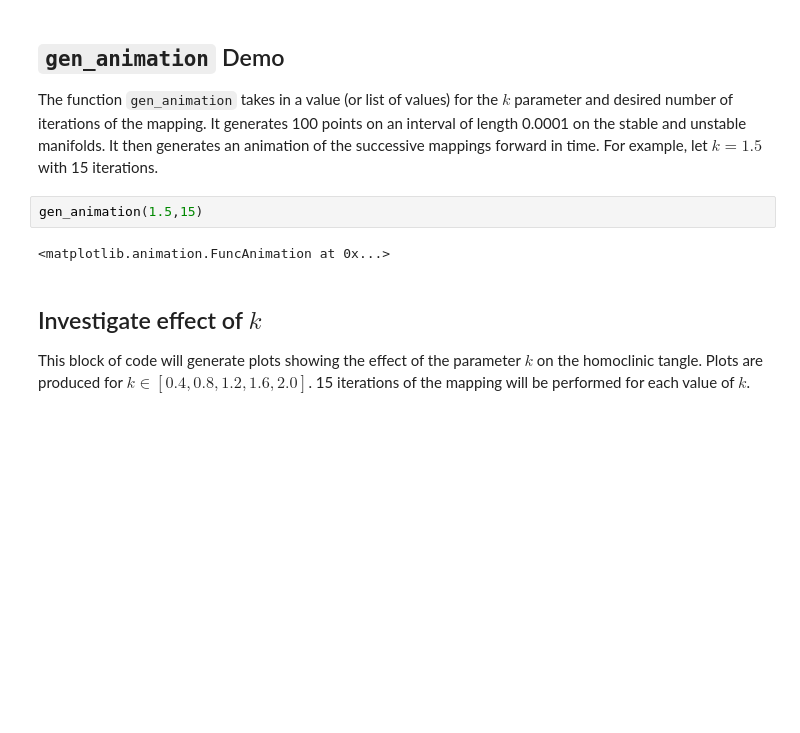
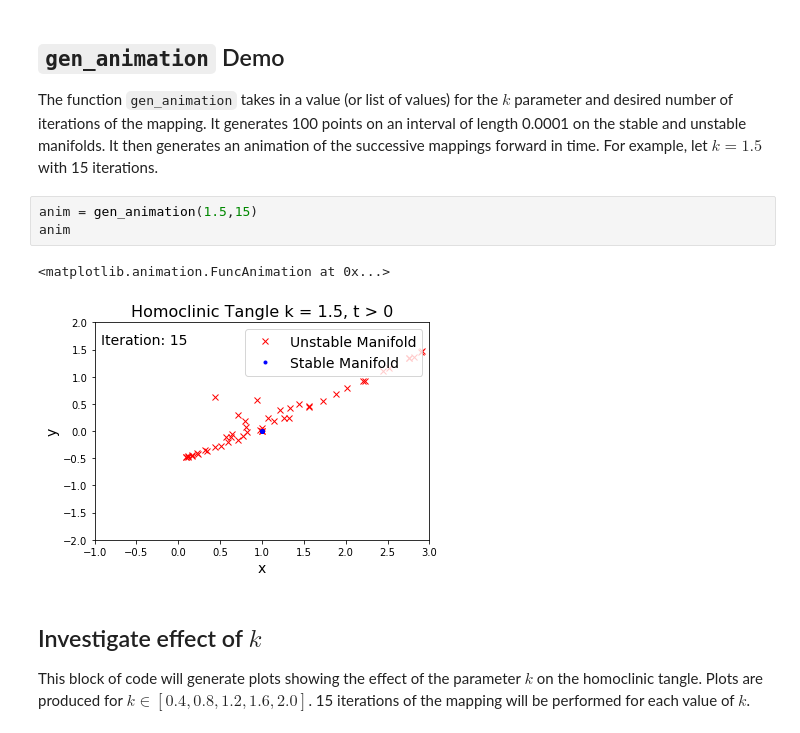
Before and after one commit to dgarrett622/Applied-Dynamical-Systems-2018, a Jupyter notebook: HW1.ipynb, the cells around one changed output. Drawn from its saved outputs; the diff is of its cells as text; blank space fills up the shorter version.

```diff
--- a/HW1.ipynb
+++ b/HW1.ipynb
@@ -206,9 +206,11 @@ kplot(1.5,15)
 ## `gen_animation` Demo
 The function `gen_animation` takes in a value (or list of values) for the $ k $ parameter and desired number of iterations of the mapping. It generates 100 points on an interval of length 0.0001 on the stable and unstable manifolds. It then generates an animation of the successive mappings forward in time. For example, let $ k = 1.5 $ with 15 iterations.
 # %%
-gen_animation(1.5,15)
+anim = gen_animation(1.5,15)
+anim
 # %% [output]
 <matplotlib.animation.FuncAnimation at 0x...>
+[figure, added]
 # %% [markdown]
 ## Investigate effect of $ k $
 This block of code will generate plots showing the effect of the parameter $ k $ on the homoclinic tangle. Plots are produced for $ k \in \left[0.4, 0.8, 1.2, 1.6, 2.0\right] $. 15 iterations of the mapping will be performed for each value of $ k $.
```
